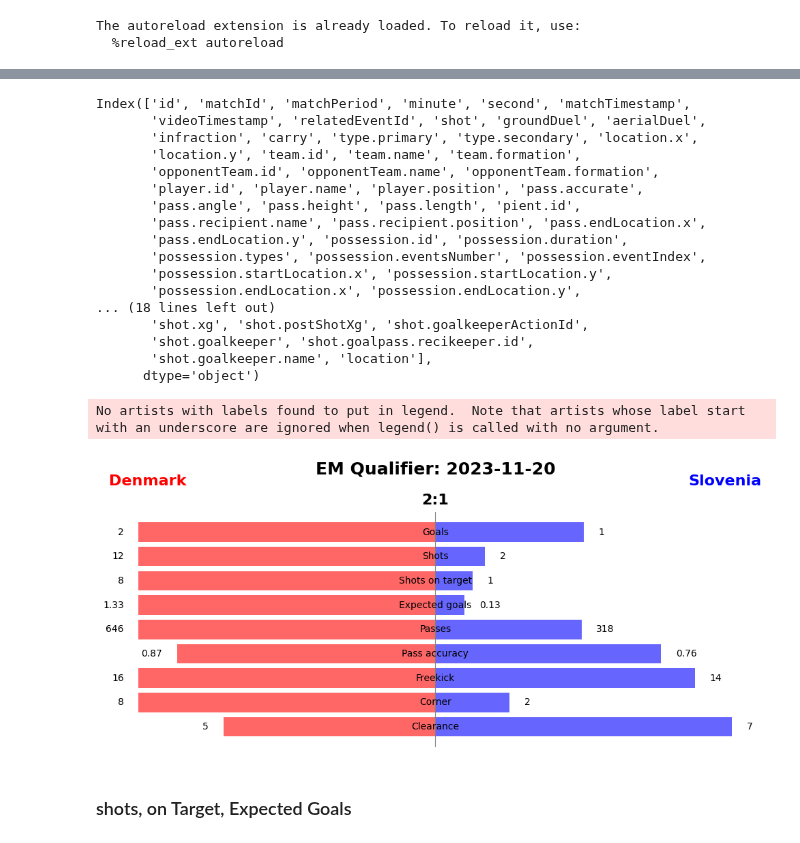
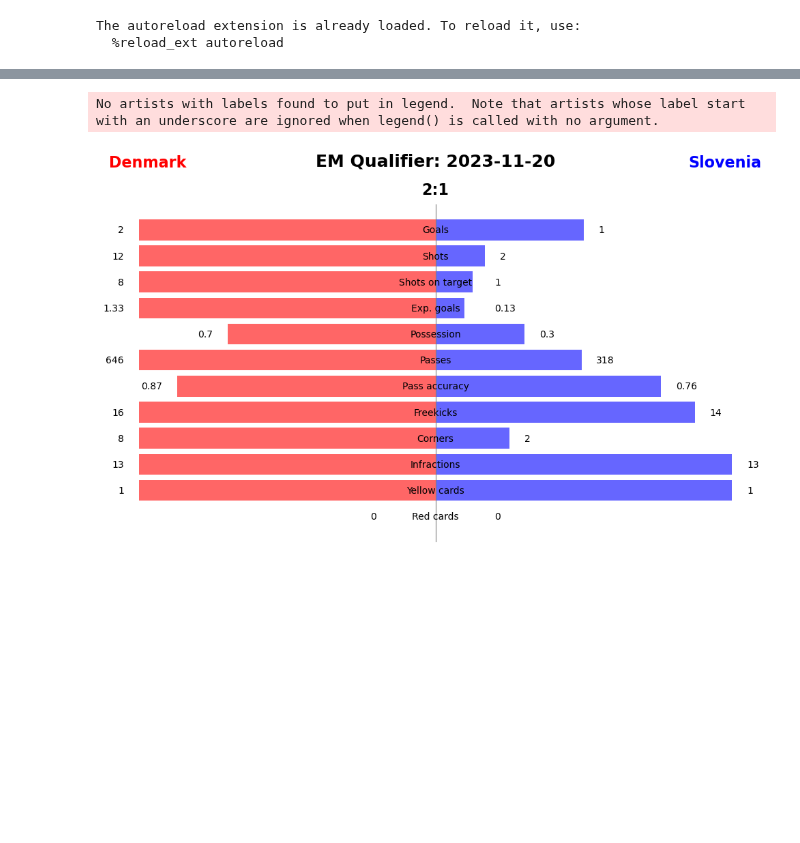
Before and after one commit to ngroggy/SoccerAnalytics, a Jupyter notebook: notebooks/2-wyscout_yg.ipynb, the cells around one changed output, grey strips where cells are left out. Cells and saved outputs as stored; diff of their text form; code cells hidden in the pictures; blank space fills up the shorter version.

```diff
--- a/notebooks/2-wyscout_yg.ipynb
+++ b/notebooks/2-wyscout_yg.ipynb
@@ -38,65 +32,46 @@ df_events = pd.read_csv(f"./results/wyscout/{match_id}_df_events.csv", index_col
-# %%
-df_events.columns
-# %% [output]
-Index(['id', 'matchId', 'matchPeriod', 'minute', 'second', 'matchTimestamp',
-       'videoTimestamp', 'relatedEventId', 'shot', 'groundDuel', 'aerialDuel',
-       'infraction', 'carry', 'type.primary', 'type.secondary', 'location.x',
-       'location.y', 'team.id', 'team.name', 'team.formation',
-       'opponentTeam.id', 'opponentTeam.name', 'opponentTeam.formation',
-       'player.id', 'player.name', 'player.position', 'pass.accurate',
-       'pass.angle', 'pass.height', 'pass.length', 'pient.id',
-       'pass.recipient.name', 'pass.recipient.position', 'pass.endLocation.x',
-       'pass.endLocation.y', 'possession.id', 'possession.duration',
-       'possession.types', 'possession.eventsNumber', 'possession.eventIndex',
-       'possession.startLocation.x', 'possession.startLocation.y',
-       'possession.endLocation.x', 'possession.endLocation.y',
-... (18 lines left out)
-       'shot.xg', 'shot.postShotXg', 'shot.goalkeeperActionId',
-       'shot.goalkeeper', 'shot.goalpass.recikeeper.id',
-       'shot.goalkeeper.name', 'location'],
-      dtype='object')
 # %%
 # Display game statistics, such as the number of shots, passes, etc. per team
-
-# things to add: Passes completed, flanke, flanken completed, possession, interception, possession duration,
-# duels, duels won, ground duels, ground duels won, aerial duels, aerial duels won,
-# infraction, yellw card, red card,
-
-
 team_type_counts = df_events.groupby(['team.name', 'type.primary']).size().unstack(fill_value=0)
 shots_dnk = df_events[(~df_events["shot.isGoal"].isnull()) & (df_events["team.name"] == "Denmark")]
 shots_svn = df_events[(~df_events["shot.isGoal"].isnull()) & (df_events["team.name"] == "Slovenia")]
 passes_completed = df_events[df_events["type.primary"] == "pass"].groupby(['team.name'])['pass.accurate'].sum()
+possession = df_events.groupby("team.name")["possession.duration"].sum() / df_events["possession.duration"].sum()
 
+team2 = 'Denmark'
 dnk_data = {'Goals': shots_dnk['shot.isGoal'].sum(),
             'Shots': shots_dnk.shape[0],
             'Shots on target': shots_dnk['shot.onTarget'].sum(),
-            'Expected goals': shots_dnk['shot.xg'].sum().round(2),
-            'Passes': team_type_counts.loc['Denmark', 'pass'],
-            'Pass accuracy': (passes_completed.loc['Denmark'] / team_type_counts.loc['Denmark', 'pass']).round(2),
-            'Freekick': team_type_counts.loc['Denmark', 'free_kick'],
-            'Corner': team_type_counts.loc['Denmark', 'corner'],
-            'Clearance': team_type_counts.loc['Denmark', 'clearance'],
+            'Exp. goals': shots_dnk['shot.xg'].sum().round(2),
+            'Possession': (possession.loc[team2]).round(2), # in percent
+            'Passes': team_type_counts.loc[team2, 'pass'],
+            'Pass accuracy': (passes_completed.loc[team2] / team_type_counts.loc[team2, 'pass']).round(2),
+            'Freekicks': team_type_counts.loc[team2, 'free_kick'],
+            'Corners': team_type_counts.loc[team2, 'corner'],
+            'Infractions': team_type_counts.loc[team2, 'infraction'],
+            'Yellow cards': df_events[(df_events["team.name"] == team2) & (df_events["infraction.yellowCard"] == True)].shape[0],
+            'Red cards': df_events[(df_events["team.name"] == team2) & (df_events["infraction.redCard"] == True)].shape[0],
             }
 
+team1 = 'Slovenia'
 svn_data = {'Goals': shots_svn['shot.isGoal'].sum(),
             'Shots': shots_svn.shape[0],
             'Shots on target': shots_svn['shot.onTarget'].sum(),
-            'Expected goals': shots_svn['shot.xg'].sum().round(2),
-            'Passes': team_type_counts.loc['Slovenia', 'pass'],
-            'Pass accuracy': (passes_completed.loc['Slovenia'] / team_type_counts.loc['Slovenia', 'pass']).round(2),
-            'Freekick': team_type_counts.loc['Slovenia', 'free_kick'],
-            'Corner': team_type_counts.loc['Slovenia', 'corner'],
-            'Clearance': team_type_counts.loc['Slovenia', 'clearance'],
+            'Exp. goals': shots_svn['shot.xg'].sum().round(2),
+            'Possession': (possession.loc[team1]).round(2), # in percent
+            'Passes': team_type_counts.loc[team1, 'pass'],
+            'Pass accuracy': (passes_completed.loc[team1] / team_type_counts.loc[team1, 'pass']).round(2),
+            'Freekicks': team_type_counts.loc[team1, 'free_kick'],
+            'Corners': team_type_counts.loc[team1, 'corner'],
+            'Infractions': team_type_counts.loc[team1, 'infraction'],
+            'Yellow cards': df_events[(df_events["team.name"] == team1) & (df_events["infraction.yellowCard"] == True)].shape[0],
+            'Red cards': df_events[(df_events["team.name"] == team1) & (df_events["infraction.redCard"] == True)].shape[0],
             }
 
 # if category % do not normalize
-perc_categories = ['Pass accuracy']
+perc_categories = ['Possession', 'Pass accuracy']
 
 plot_stats_barchart(svn_data, dnk_data, team1_name='Slovenia', team2_name='Denmark', perc_categories=perc_categories, title='EM Qualifier: 2023-11-20',
-                    subtitle='2:1', team1_color='blue', team2_color='red')
+                    subtitle='2:1', team1_color='blue', team2_color='red', saveplt=True, savepath='plots/2-statistics/key_statistics.png')
 # %% [output]
 No artists with labels found to put in legend.  Note that artists whose label start with an underscore are ignored when legend() is called with no argument.
-[figure, old version]
+[figure, new version]
-# %% [markdown]
-### shots, on Target, Expected Goals
```
Also changed, not shown: parts of 21 cells of this notebook, 7 other files.
